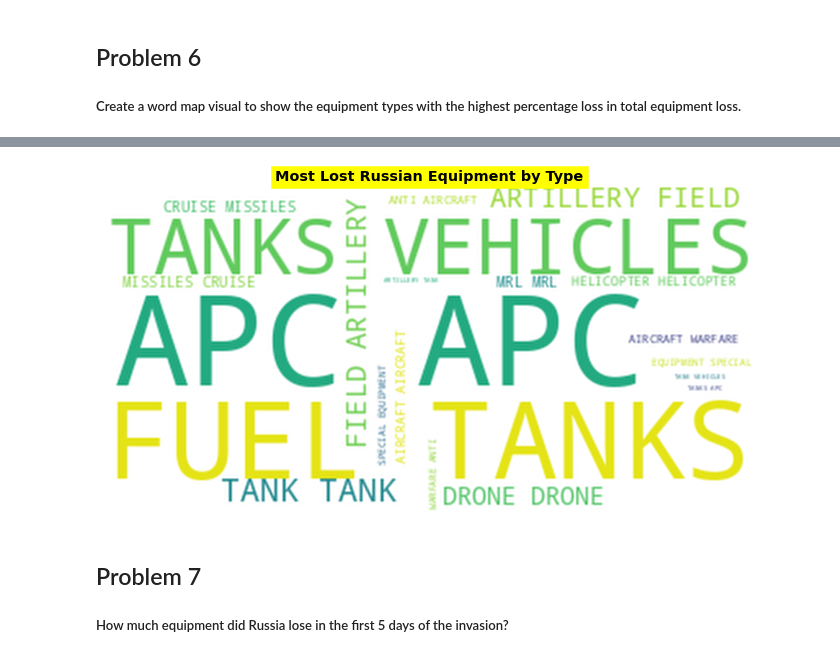
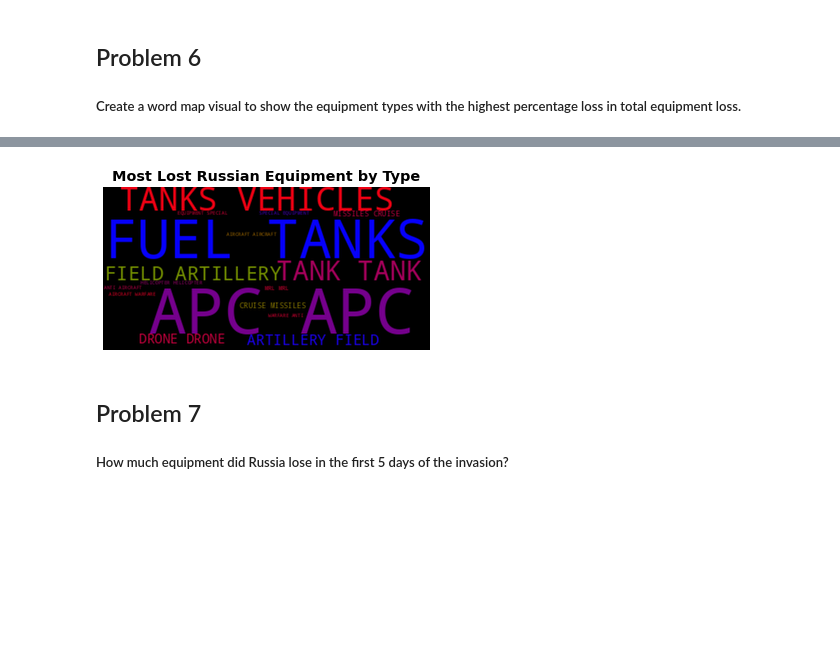
Before and after one commit to Sonya-7/Russian_Invasion_of_Ukraine, a Jupyter notebook: russian-invasion-of-ukraine.ipynb, the cells around one changed output, grey strips where cells are left out. Saved outputs shown, nothing was run; the diff lists cells and outputs as text; code cells hidden in the pictures; blank space fills up the shorter version.

Commit message:
Kaggle Notebook | Russian Invasion of Ukraine - POW vs. Equip. Loss

```diff
--- a/russian-invasion-of-ukraine.ipynb
+++ b/russian-invasion-of-ukraine.ipynb
@@ -445,23 +447,23 @@ total_loss
 # %%
 # duplicate equipment name based on how much they contribute to total loss
 word_string=""
-max_words = total_loss.mean()/2
+max_words = total_loss.mean()
 for equipment in total_loss.index:
      times_repeat = int(total_loss.loc[equipment, 'Count']/total * max_words)
      word_string = word_string.upper() + ((equipment + " ") * times_repeat)
 
 # create word cloud
-word_cloud = WordCloud(background_color = 'white').generate(word_string)
+word_cloud = WordCloud(background_color = 'black', colormap='brg').generate(word_string)
 
 # Display cloud
-plt.figure(figsize=(20,6))
+plt.figure(figsize=(10,3))
 plt.imshow(word_cloud, interpolation='bessel')
-plt.title('Most Lost Russian Equipment by Type', fontweight='bold', color='black', backgroundcolor='yellow')
+plt.title('Most Lost Russian Equipment by Type', fontweight='bold', color='black')
 plt.axis('off')
 
 plt.show()
 # %% [output]
-[figure, old version]
+[figure, new version]
 # %% [markdown]
 ## Problem 7
 ##### How much equipment did Russia lose in the first 5 days of the invasion?
```
Also changed, not shown: parts of 19 cells of this notebook.
